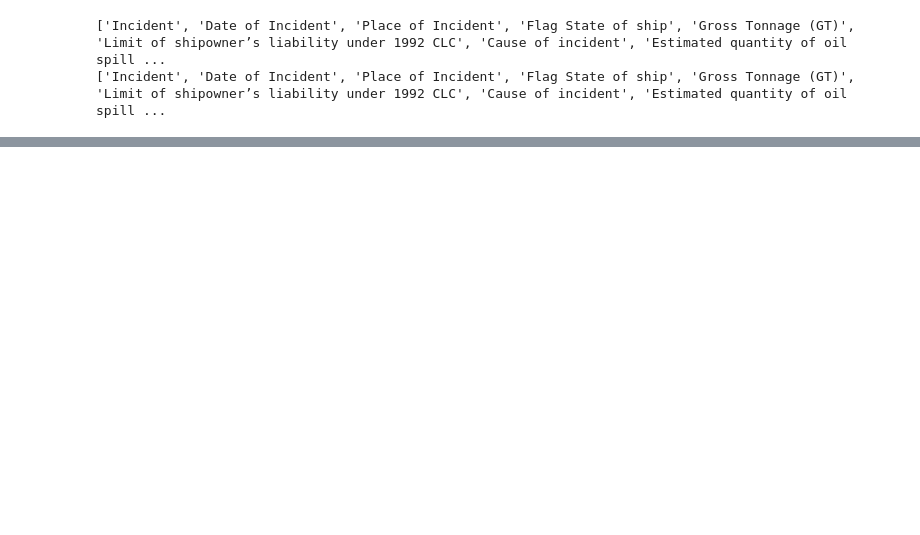
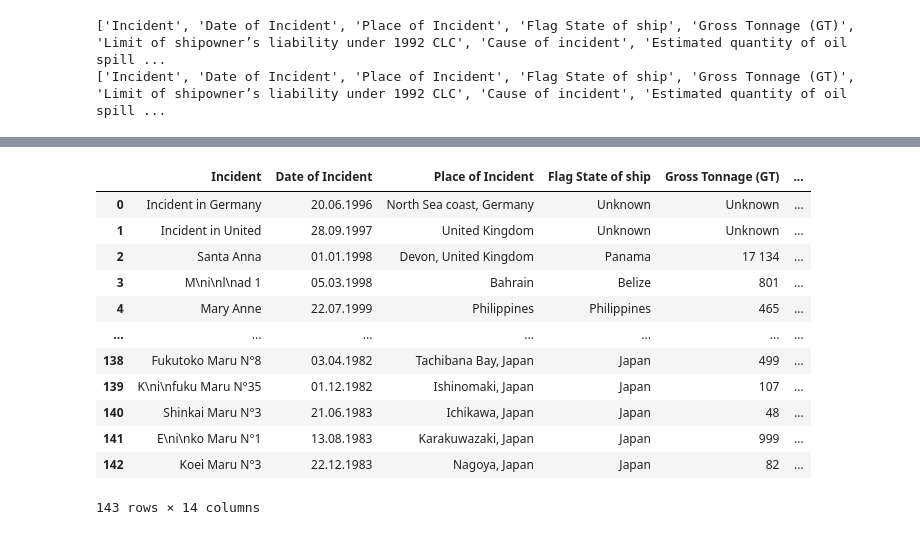
Before and after one commit to pedronery07/Projeto_InsperData_AECOM, a Jupyter notebook: extracao_iopc.ipynb, the cells around one changed output, grey strips where cells are left out. Saved outputs shown, nothing was run; the diff lists cells and outputs as text; code cells hidden in the pictures; blank space fills up the shorter version.

```diff
--- a/extracao_iopc.ipynb
+++ b/extracao_iopc.ipynb
@@ -125,0 +168,9 @@ df_1992
+# %%
+# Consertando linhas 26 e 27 manualmente: threshold = 5 causa problema na linha 12
+for col in df.columns:
+    df_1992_fixed.at[26, col] = str(df.at[26, col]).strip() + " " + str(df.at[27, col]).strip()
+df_1992_fixed.drop(index=27, inplace=True)
+# %%
+# Redefinição de variáveis
+df_1992 = df_1992_fixed
+df_1971 = df_1971_fixed
@@ -125,0 +196,17 @@ df_1992
+# %%
+df_iopc = pd.concat([df_1992, df_1971], ignore_index=True)
+df_iopc
+# %% [output]
+|  | Incident | Date of Incident | Place of Incident | Flag State of ship | Gross Tonnage (GT) | ... |
+| 0 | Incident in Germany | 20.06.1996 | North Sea coast, Germany | Unknown | Unknown | ... |
+| 1 | Incident in United | 28.09.1997 | United Kingdom | Unknown | Unknown | ... |
+| 2 | Santa Anna | 01.01.1998 | Devon, United Kingdom | Panama | 17 134 | ... |
+| 3 | M\ni\nl\nad 1 | 05.03.1998 | Bahrain | Belize | 801 | ... |
+| 4 | Mary Anne | 22.07.1999 | Philippines | Philippines | 465 | ... |
+| ... | ... | ... | ... | ... | ... | ... |
+| 138 | Fukutoko Maru N°8 | 03.04.1982 | Tachibana Bay, Japan | Japan | 499 | ... |
+| 139 | K\ni\nfuku Maru N°35 | 01.12.1982 | Ishinomaki, Japan | Japan | 107 | ... |
+| 140 | Shinkai Maru N°3 | 21.06.1983 | Ichikawa, Japan | Japan | 48 | ... |
+| 141 | E\ni\nko Maru N°1 | 13.08.1983 | Karakuwazaki, Japan | Japan | 999 | ... |
+| 142 | Koei Maru N°3 | 22.12.1983 | Nagoya, Japan | Japan | 82 | ... |
+143 rows × 14 columns
```
Also changed, not shown: parts of 9 cells of this notebook.
